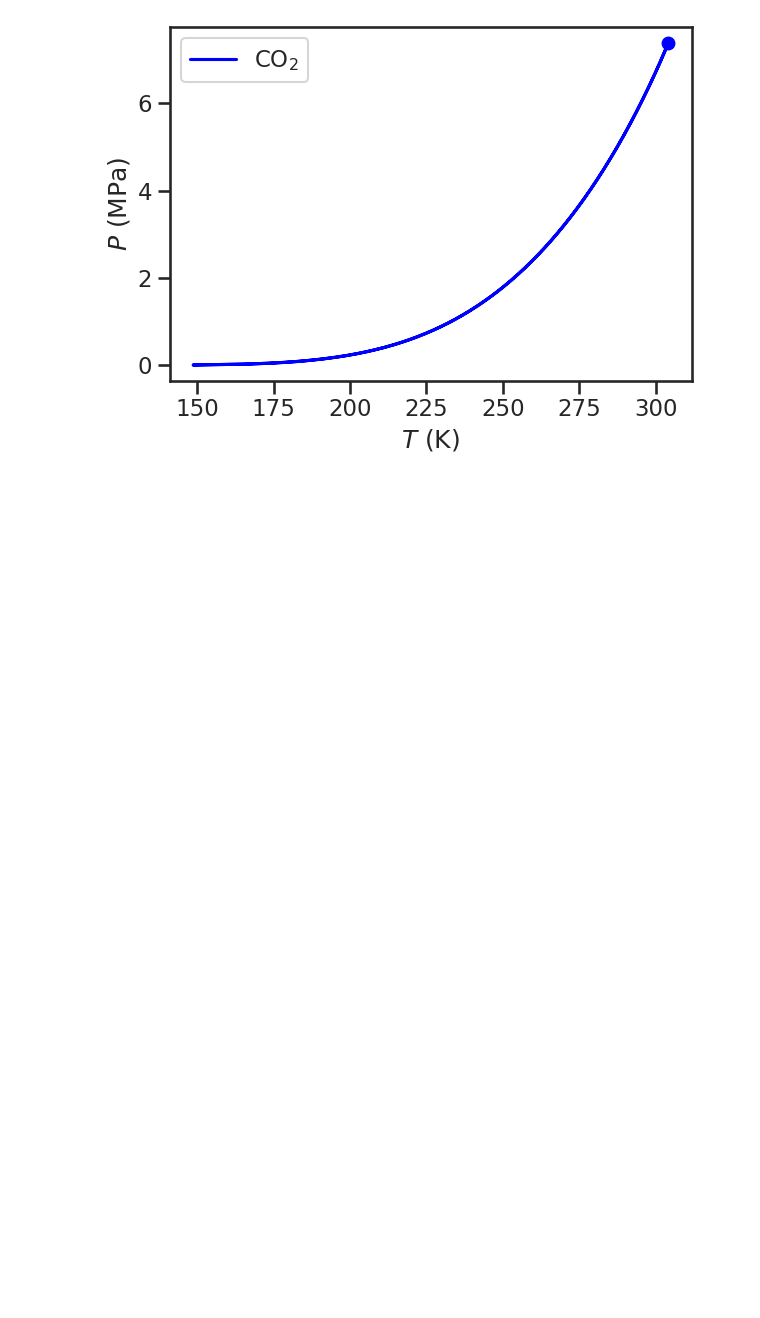
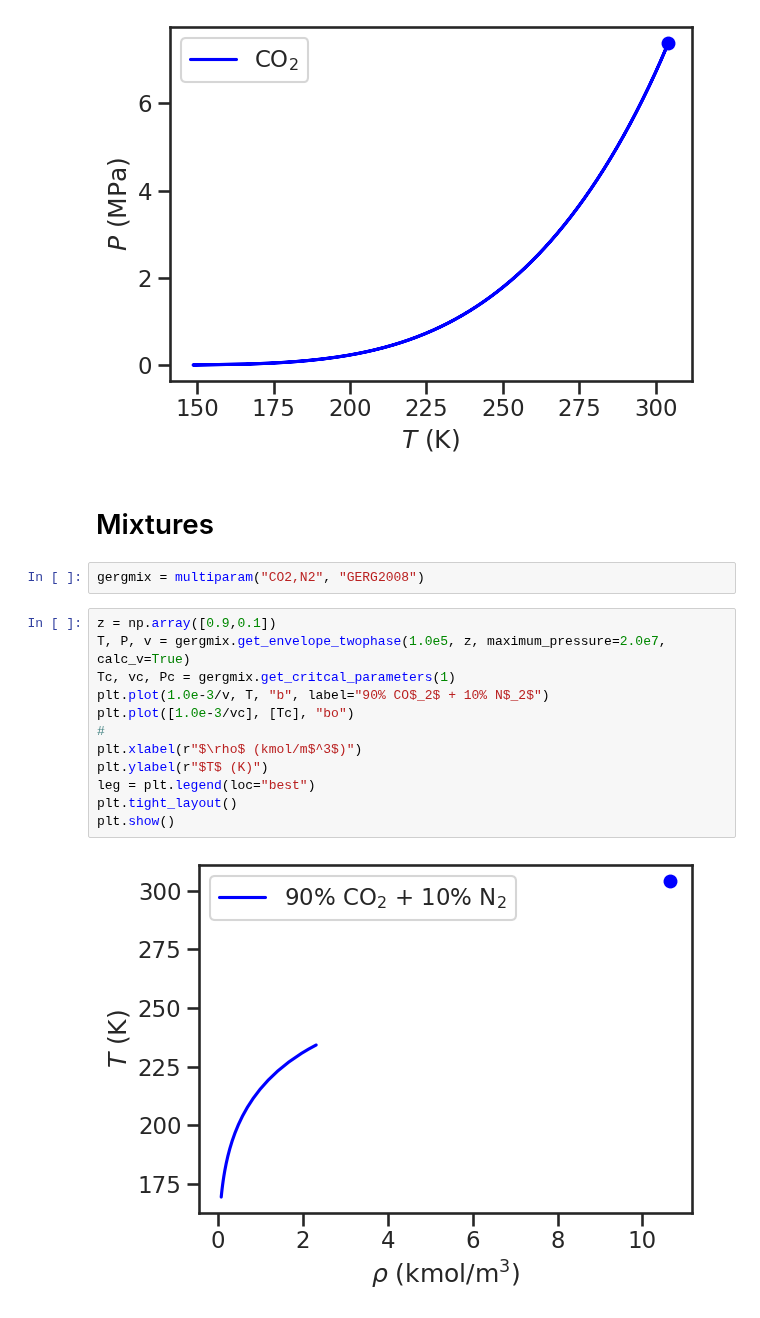
Before and after one commit to thermotools/thermopack, a Jupyter notebook: addon/pyExamples/notebooks/gerg2008.ipynb, the cells around one changed output. Saved outputs shown, nothing was run; the diff lists cells and outputs as text; blank space fills up the shorter version.

Commit message:
Added mixture to notebook. Currently not working.

```diff
--- a/addon/pyExamples/notebooks/gerg2008.ipynb
+++ b/addon/pyExamples/notebooks/gerg2008.ipynb
@@ -36,3 +36,21 @@ plt.tight_layout()
 plt.show()
 # %% [output]
 [figure]
+# %% [markdown]
+# Mixtures
+# %%
+gergmix = multiparam("CO2,N2", "GERG2008")
+# %%
+z = np.array([0.9,0.1])
+T, P, v = gergmix.get_envelope_twophase(1.0e5, z, maximum_pressure=2.0e7, calc_v=True)
+Tc, vc, Pc = gergmix.get_critcal_parameters(1)
+plt.plot(1.0e-3/v, T, "b", label="90% CO$_2$ + 10% N$_2$")
+plt.plot([1.0e-3/vc], [Tc], "bo")
+#
+plt.xlabel(r"$\rho$ (kmol/m$^3$)")
+plt.ylabel(r"$T$ (K)")
+leg = plt.legend(loc="best")
+plt.tight_layout()
+plt.show()
+# %% [output]
+[figure, added]
```
Also changed, not shown: parts of 1 cell of this notebook.
